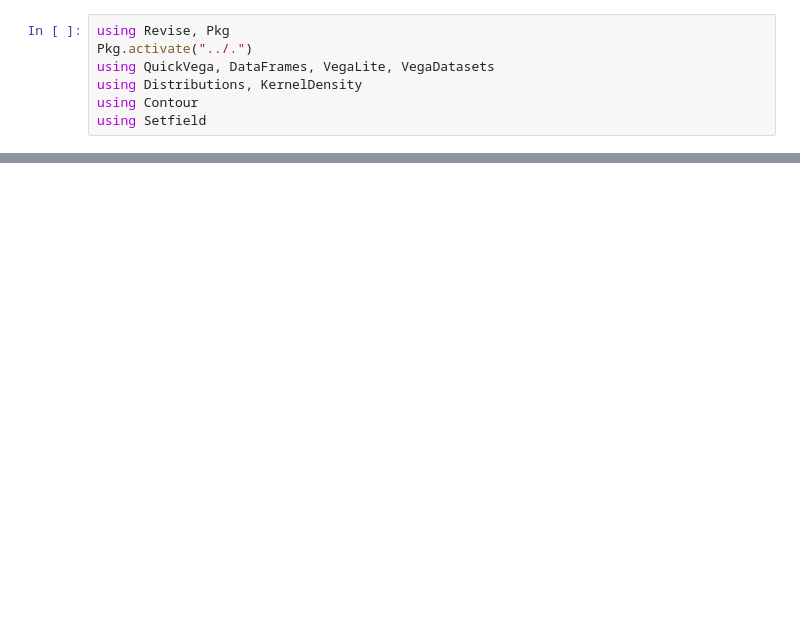
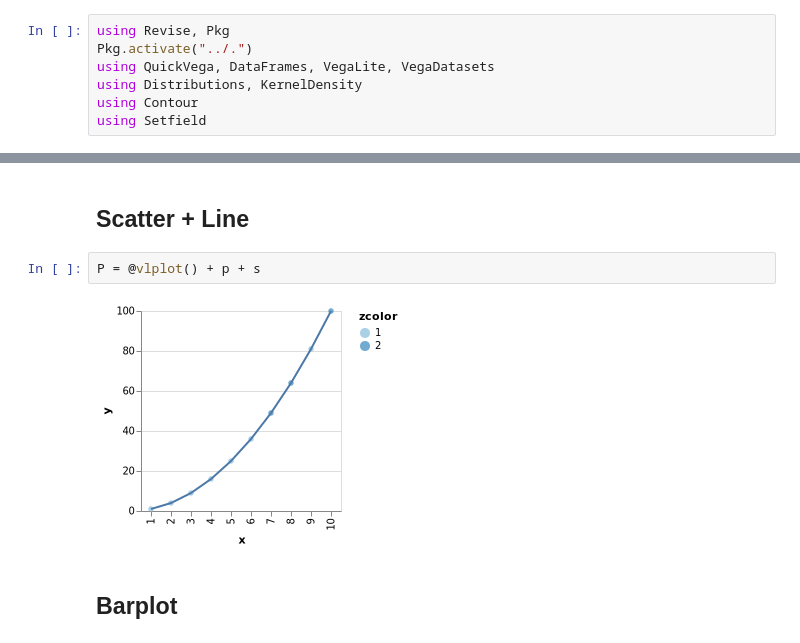
Before and after one commit to queryverse/QuickVega.jl, a Jupyter notebook: sandbox/Examples.ipynb, the cells around one changed output, grey strips where cells are left out. Drawn from its saved outputs; the diff is of its cells as text; blank space fills up the shorter version.

```diff
--- a/sandbox/Examples.ipynb
+++ b/sandbox/Examples.ipynb
@@ -16,0 +25,8 @@ Closest candidates are:
+# %% [markdown]
+## Scatter + Line
+# %%
+P = @vlplot() + p + s
+# %% [output]
+[figure, added]
+# %% [markdown]
+## Barplot
```
Also changed, not shown: parts of 7 cells of this notebook, 8 other files.
